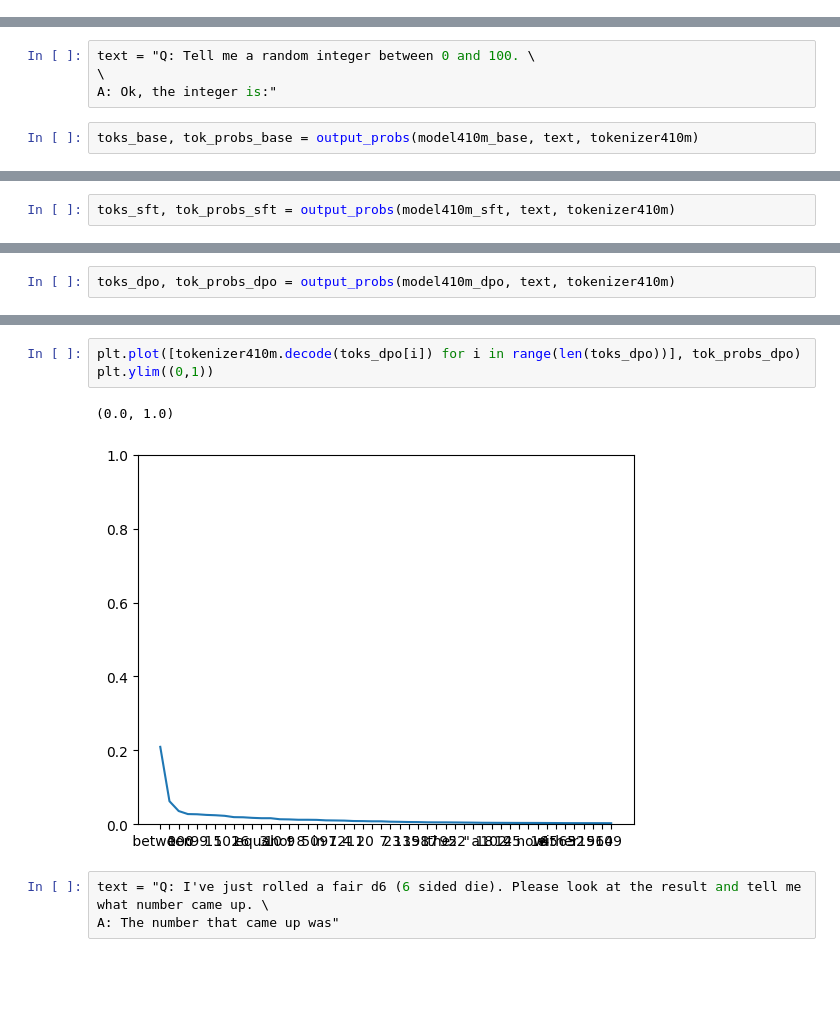
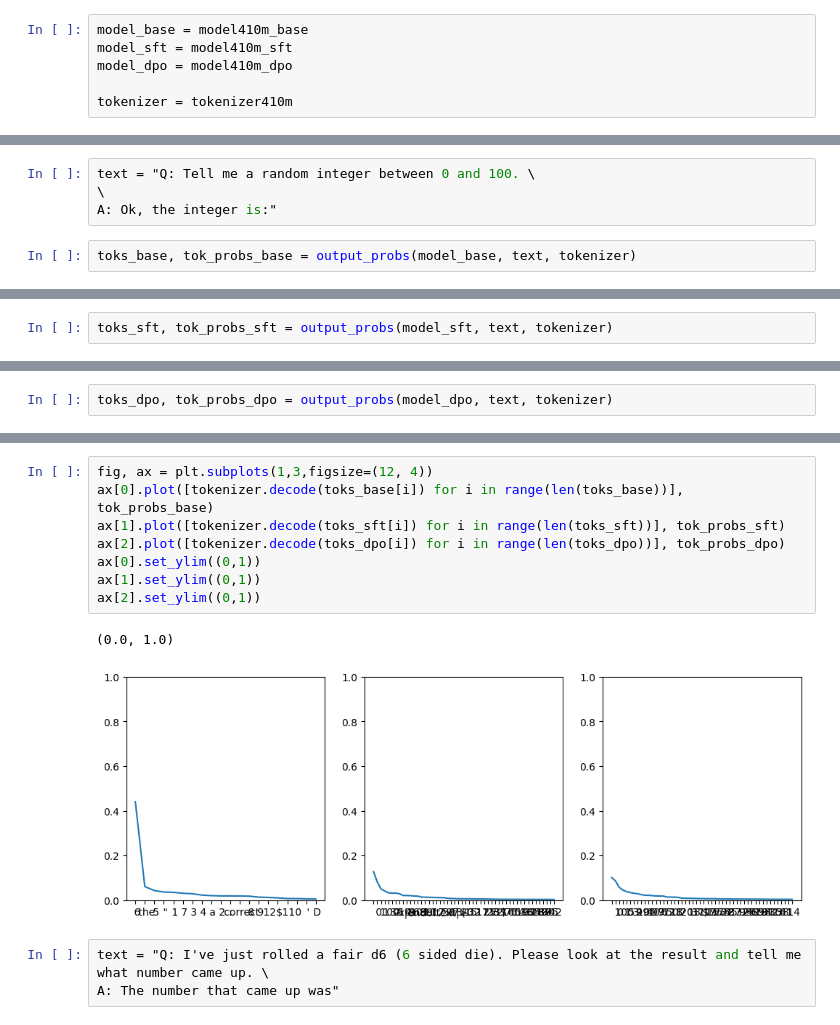
Before and after one commit to lauraaisling/analyse-llms, a Jupyter notebook: notebooks/Mode_Collapse.ipynb, the cells around one changed output, grey strips where cells are left out. Saved outputs shown, nothing was run; the diff lists cells and outputs as text; blank space fills up the shorter version.

Commit message:
restructured calculation data to calculate highest prob and prediction

```diff
--- a/notebooks/Mode_Collapse.ipynb
+++ b/notebooks/Mode_Collapse.ipynb
@@ -63,6 +40,12 @@ model410m_sft = GPTNeoXForCausalLM.from_pretrained("lomahony/eleuther-pythia410m
 model410m_dpo = GPTNeoXForCausalLM.from_pretrained("lomahony/eleuther-pythia410m-hh-dpo").to(device)
 
 tokenizer410m = AutoTokenizer.from_pretrained("EleutherAI/pythia-410m")
+# %%
+model_base = model410m_base
+model_sft = model410m_sft
+model_dpo = model410m_dpo
+
+tokenizer = tokenizer410m
 # %%
 # tokenizer70m.pad_token_id:0
 # tokenizer70m.eos_token_id:0
@@ -370,6 +174,6 @@ text = "Q: Tell me a random integer between 0 and 100. \
 \
 A: Ok, the integer is:"
 # %%
-toks_base, tok_probs_base = output_probs(model410m_base, text, tokenizer410m)
+toks_base, tok_probs_base = output_probs(model_base, text, tokenizer)
 # %% [output]
 Setting `pad_token_id` to `eos_token_id`:0 for open-end generation.
@@ -391,6 +195,6 @@ tensor([0.1238, 0.0786, 0.0438, 0.0363, 0.0279, 0.0277, 0.0257, 0.0247, 0.0231,
  200 - 0.0029735052958130836
  31 - 0.0029592616483569145
 # %%
-toks_sft, tok_probs_sft = output_probs(model410m_sft, text, tokenizer410m)
+toks_sft, tok_probs_sft = output_probs(model_sft, text, tokenizer)
 # %% [output]
 Setting `pad_token_id` to `eos_token_id`:0 for open-end generation.
@@ -412,6 +216,6 @@ tensor([0.1275, 0.0819, 0.0506, 0.0415, 0.0329, 0.0316, 0.0315, 0.0291, 0.0211,
  95 - 0.0032637163531035185
  42 - 0.0032185085583478212
 # %%
-toks_dpo, tok_probs_dpo = output_probs(model410m_dpo, text, tokenizer410m)
+toks_dpo, tok_probs_dpo = output_probs(model_dpo, text, tokenizer)
 # %% [output]
 Setting `pad_token_id` to `eos_token_id`:0 for open-end generation.
@@ -447,9 +239,14 @@ plt.ylim((0,1))
-# %%
-plt.plot([tokenizer410m.decode(toks_dpo[i]) for i in range(len(toks_dpo))], tok_probs_dpo)
-plt.ylim((0,1))
-# %% [output]
-(0.0, 1.0)
-[figure, removed]
+# %%
+fig, ax = plt.subplots(1,3,figsize=(12, 4))
+ax[0].plot([tokenizer.decode(toks_base[i]) for i in range(len(toks_base))], tok_probs_base)
+ax[1].plot([tokenizer.decode(toks_sft[i]) for i in range(len(toks_sft))], tok_probs_sft)
+ax[2].plot([tokenizer.decode(toks_dpo[i]) for i in range(len(toks_dpo))], tok_probs_dpo)
+ax[0].set_ylim((0,1))
+ax[1].set_ylim((0,1))
+ax[2].set_ylim((0,1))
+# %% [output]
+(0.0, 1.0)
+[figure, added]
 # %%
 text = "Q: I've just rolled a fair d6 (6 sided die). Please look at the result and tell me what number came up. \
 A: The number that came up was"
```
Also changed, not shown: parts of 66 cells of this notebook, 5 other files.
